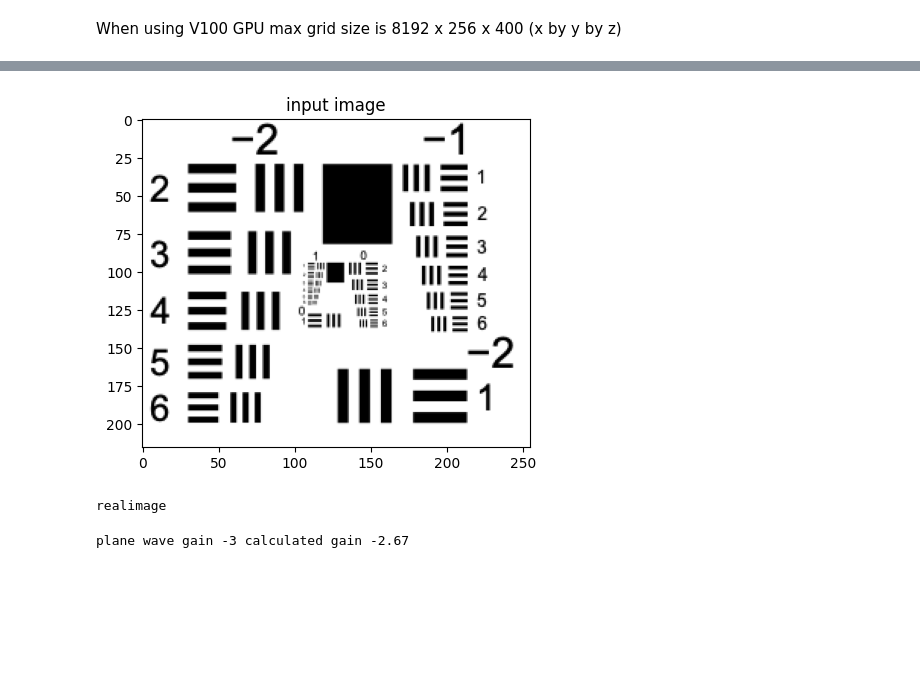
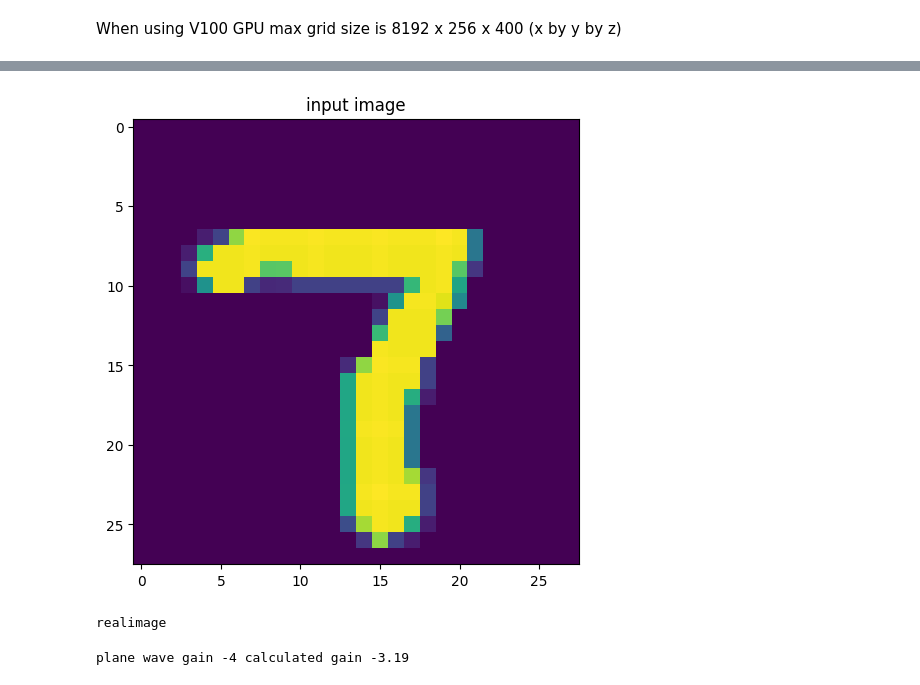
Before and after one commit to mcroning/Nonlinear-Beam-Propagation, a Jupyter notebook: PRcoupler.ipynb, the cells around one changed output, grey strips where cells are left out. Saved outputs shown, nothing was run; the diff lists cells and outputs as text; code cells hidden in the pictures; blank space fills up the shorter version.

```diff
--- a/PRcoupler.ipynb
+++ b/PRcoupler.ipynb
@@ -40,7 +46,7 @@ fatal: destination path 'Nonlinear-Beam-Propagation' already exists and is not a
 # %%
 
 # @title Set Parameters { run: "auto" }
-gain_length_product = -3 # @param {type:"number"}
+gain_length_product = -4 # @param {type:"number"}
 intensity_beam_ratio_2_to_1 = 1 # @param {type:"number"}
 image_on_beam = "Image on beam 1" # @param ["No Image", "Image on beam 1"]
 scattering_noise_type = "none" # @param ["none", "surface"]
@@ -56,8 +62,8 @@ number_of_time_steps = 40 # @param {type:"integer"}
 end_time_t0 = 4 # @param {type:"number"}
 x_aperture_um = 2000 # @param {type:"number"}
 y_aperture_um = 1000 # @param {type:"number"}
-x_samples = "8192" # @param ["1024", "2048", "4096", "8192", "16384"]
-y_samples = "256" # @param ["256", "512", "1024", "2048"]
+x_samples = "16384" # @param ["1024", "2048", "4096", "8192", "16384"]
+y_samples = "512" # @param ["256", "512", "1024", "2048"]
 interaction_length_um = 4000 # @param {type:"number"}
 z_step_um = 20 # @param {type:"number"}
 
@@ -74,13 +80,15 @@ image_type = "real image" # @param ["real image", "phase image"]
 prop_random_steps = False # @param {type:"boolean"}
 backpropagate_output_image = True # @param {type:"boolean"}
 time_behavior = "Static" # @param ["Static", "Time Dependent"]
-image_file_name = "/content/Nonlinear-Beam-Propagation/images/AF Res Chart.png" # @param {type:"string"}
+image_file_name = "" # @param {type:"string"}
+std_image = "MNIST 7" # @param ["MNIST 0", "MNIST 1", "MNIST 2", "MNIST 3", "MNIST 4", "MNIST 5", "MNIST 6", "MNIST 7", "MNIST 8", "MNIST 9", "AF Res Chart"]
 image_invert = False # @param {type:"boolean"}
 fanning_study = False # @param {type:"boolean"}
 save_noise = True # @param {type:"boolean"}
 use_old_noise = False # @param {type:"boolean"}
-Google_drive_save_folder = "" # @param {type:"string"}
-save_output = False # @param {type:"boolean"}
+Google_drive_save_folder = "glm4x16384" # @param {type:"string"}
+save_output = True # @param {type:"boolean"}
+
 folder=Google_drive_save_folder
 savedata=save_output
 
@@ -126,6 +134,30 @@ try:
   figimin.clear()
 except:
   pass
+if image_file_name == "":
+  match std_image:
+    case "MNIST 0":
+      image_file_name = "/content/Nonlinear-Beam-Propagation/images/mnist0.png"
+    case "MNIST 1":
+      image_file_name = "/content/Nonlinear-Beam-Propagation/images/mnist1.png"
+    case "MNIST 2":
+      image_file_name = "/content/Nonlinear-Beam-Propagation/images/mnist2.png"
+    case "MNIST 3":
+      image_file_name = "/content/Nonlinear-Beam-Propagation/images/mnist3.png"
+    case "MNIST 4":
+      image_file_name = "/content/Nonlinear-Beam-Propagation/images/mnist4.png"
+    case "MNIST 5":
+      image_file_name = "/content/Nonlinear-Beam-Propagation/images/mnist5.png"
+    case "MNIST 6":
+      image_file_name = "/content/Nonlinear-Beam-Propagation/images/mnist6.png"
+    case "MNIST 7":
+      image_file_name = "/content/Nonlinear-Beam-Propagation/images/mnist7.png"
+    case "MNIST 8":
+      image_file_name = "/content/Nonlinear-Beam-Propagation/images/mnist8.png"
+    case "MNIST 9":
+      image_file_name = "/content/Nonlinear-Beam-Propagation/images/mnist9.png"
+    case "AF Res Chart":
+      image_file_name = "/content/Nonlinear-Beam-Propagation/images/AF Res Chart.png"
 if transp1==1 and os.path.exists(image_file_name):
   image_in = Image.open(image_file_name)
   if image_invert:
@@ -184,34 +216,34 @@ prdata={
     'sigma':sigma,
     'gl': gl,
     'xaper':xaper,
     'yaper':yaper,
     'xsamp':xsamp,
     'ysamp':ysamp,
     'rlen': rlen,
     'dz' : dz,
     'windowedge':windowedge,
     'lm':lm,
     'w01':w01,
     'w02':w02,
     'thout1':thout1,
     'thout2':thout2,
     'phi1':phi2,
     'phi2':phi1,
     'rat':rat,
     'transp1':transp1,
     'transp2':transp2,
     'backpropagate':backpropagate,
     'tsteps':tsteps,
     'tend':tend,
     'timedep':timedep,
     'image_size_factor':image_size_factor,
     'production':0,
     'noisetype':noisetype
 }
 w1
 # %% [output]
 [interactive output not drawn]
-[figure, old version]
+[figure, new version]
 # %%
 # @title  Generate derivative variables
 class res:
@@ -604,23 +636,23 @@ for jt in tqdm(range(tsteps)):
 
         #Set input field to amp0
         amp=amp0*1.0
-
         #Calculate and apply surface noise
         if noisetype=='surface':
             dn= 1+prdata['surfacenoise']*corrnoise1layer #0.1 too much 3removed 7/5  one layer  no indexing [0]
             amp=amp*cp.exp(1.0j*2*cp.pi*dn)
         #begin z propagation
         tic=time.perf_counter()
-        for i in range(niter):
+        for i in range(niter): #niter
             if prop_random:
-                h2=cp.exp(2.0j*cp.pi*refin*dzs[i]/lm*cp.real(cp.emath.sqrt(1-(lm/refin)**2*(fxy))))
+                #h2=cp.exp(2.0j*cp.pi*refin*dzs[i]/lm*cp.real(cp.emath.sqrt(1-(lm/refin)**2*(fxy))))
+                h2=cp.where((lm/refin)**2*(fxy)<1.0,cp.exp(2.0j*cp.pi*refin*dzs[i]/lm*cp.sqrt(1-(lm/refin)**2*(fxy))),0)
                 amp=spfft.fft2(amp)*h2*fwindowxy # fwindowxy
             else:
                 # Uniform prop function here one dz step
                 amp=spfft.fft2(amp)*h*fwindowxy # fwindowxy
             # Uniform prop function here one dz step
+            amp=spfft.ifft2(amp)
 
-            amp=spfft.ifft2(amp)
             # Calculate intensity
             intens2=abs(amp)**2
             # Calculate derivative of intensity
@@ -677,7 +709,6 @@ for jt in tqdm(range(tsteps)):
             if jt%4==0:
                 ampxz[jt//4,i,:]=amp[:,ysamp//2]  #store every 4th cross section and amplitude
                 ampout[jt//4]=amp # store every fourth time dependent amplitude
-
 
 
         #end z step loop code at time step jt
@@ -742,7 +773,7 @@ resout=res(imout, ampxz, amp, amp0)  #for imout measurement
     #return resout
 print('plane wave gain '+str(gl)+' calculated gain '+'{0:.2f}'.format(gain))
 # %% [output]
-plane wave gain -3 calculated gain -2.67
+plane wave gain -4 calculated gain -3.19
 # %%
 # @title  Display output
 def func(xx, aa, bb): #exponential gain fit
```
Also changed, not shown: parts of 3 cells of this notebook.
